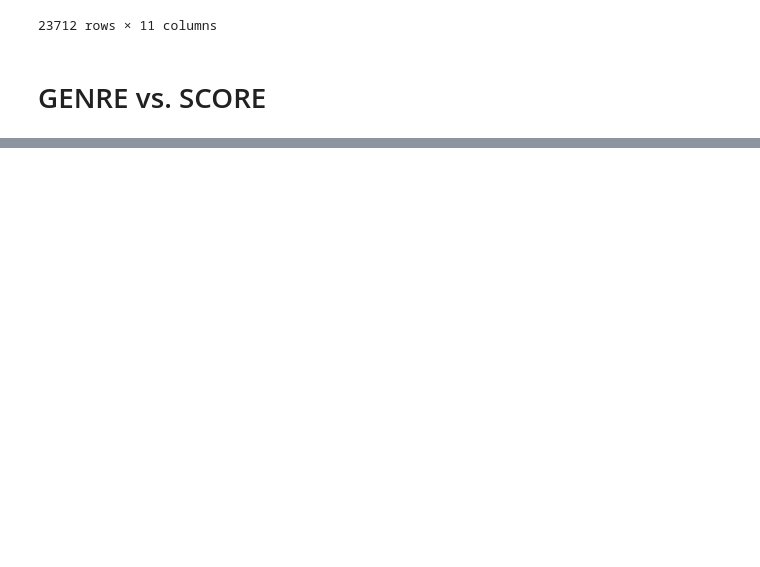
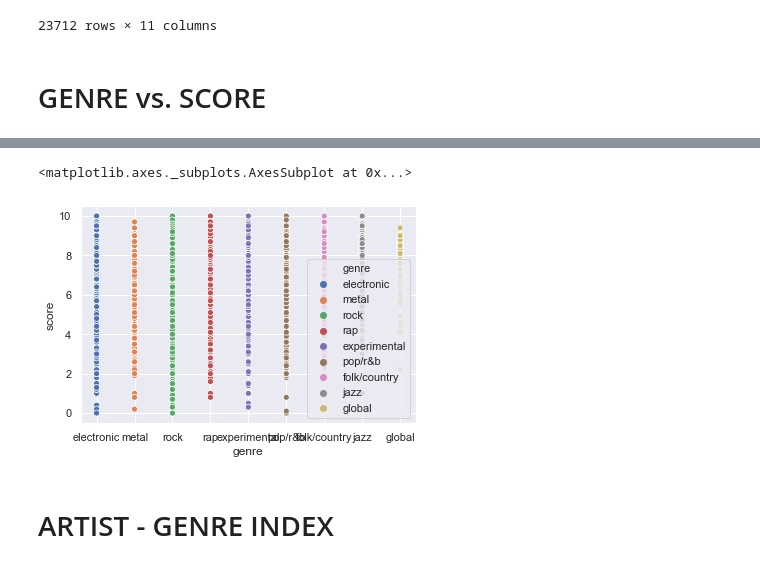
Before and after one commit to dandoye/Project-Week-3-Data-Thieves, a Jupyter notebook: your-project/analysis-emi.ipynb, the cells around one changed output, grey strips where cells are left out. Cells and saved outputs as stored; diff of their text form; code cells hidden in the pictures; blank space fills up the shorter version.

```diff
--- a/your-project/analysis-emi.ipynb
+++ b/your-project/analysis-emi.ipynb
@@ -191,0 +233,7 @@ list(map(get_listeners, artist_list))
+# %%
+sns.scatterplot(x="genre", y="score", hue="genre", data=pitchfork)
+# %% [output]
+<matplotlib.axes._subplots.AxesSubplot at 0x...>
+[figure, added]
+# %% [markdown]
+# ARTIST - GENRE INDEX
```
Also changed, not shown: parts of 27 cells of this notebook.
